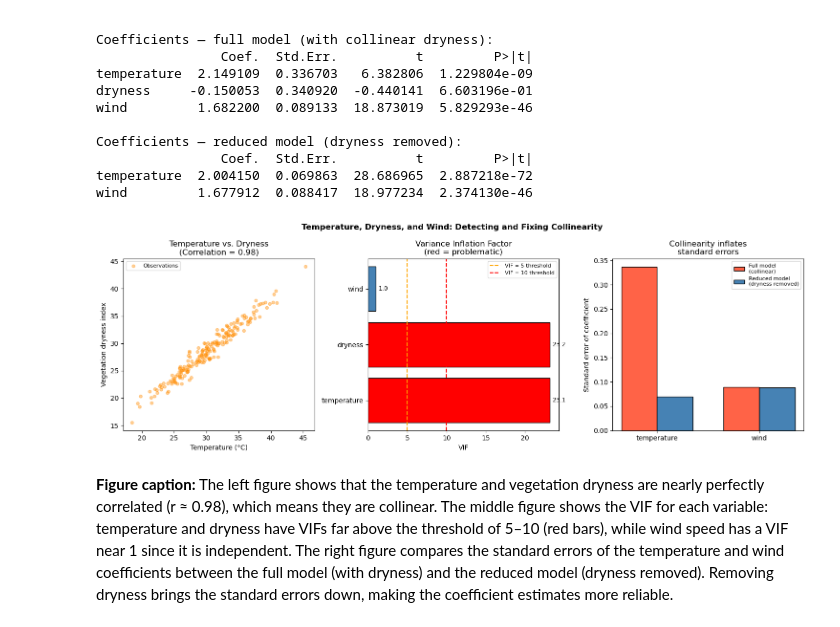
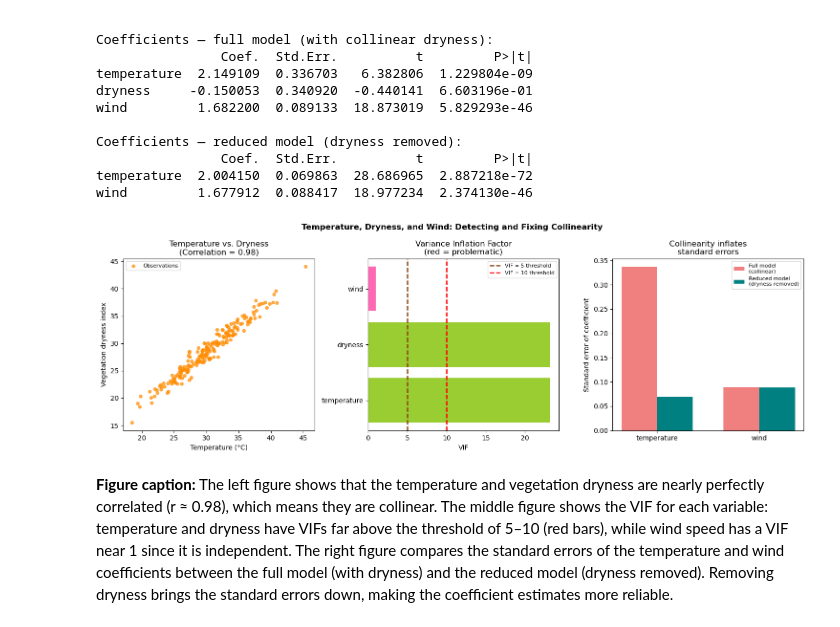
Before and after one commit to aakriti-poudel-chhetri/assignment-2, a Jupyter notebook: task1/hw2-task1.ipynb, the cells around one changed output. Drawn from its saved outputs; the diff is of its cells as text; code cells hidden in the pictures.

```diff
--- a/task1/hw2-task1.ipynb
+++ b/task1/hw2-task1.ipynb
@@ -342,44 +342,41 @@ wind         1.677912  0.088417  18.977234  2.374130e-46
 # --- Plot ---
 fig, axes = plt.subplots(1, 3, figsize=(15, 5))
 fig.suptitle('Temperature, Dryness, and Wind: Detecting and Fixing Collinearity', fontsize=12, fontweight='bold')
 
 # Left: scatter of temperature vs dryness — shows collinearity
-axes[0].scatter(temperature, dryness, alpha=0.4, color='darkorange', s=20, label='Observations')
+axes[0].scatter(temperature, dryness, alpha=0.7, color='darkorange', s=20, label='Observations')
 axes[0].set_xlabel('Temperature (°C)')
 axes[0].set_ylabel('Vegetation dryness index')
 axes[0].set_title(f'Temperature vs. Dryness\n(Correlation = {np.corrcoef(temperature, dryness)[0,1]:.2f})')
 axes[0].legend(fontsize=8)
 
 # Middle: bar chart of VIF values
-colors_vif = ['red' if v > 5 else 'steelblue' for v in vif_data['VIF']]
-bars = axes[1].barh(vif_data['Predictor'], vif_data['VIF'], color=colors_vif, edgecolor='black')
-axes[1].axvline(5, color='orange', linestyle='--', linewidth=1.5, label='VIF = 5 threshold')
-axes[1].axvline(10, color='red', linestyle='--', linewidth=1.5, label='VIF = 10 threshold')
+colors_vif = ['yellowgreen' if v > 5 else 'hotpink' for v in vif_data['VIF']]
+bars = axes[1].barh(vif_data['Predictor'], vif_data['VIF'], color=colors_vif)
+axes[1].axvline(5, color='saddlebrown', linestyle='--', linewidth=1.8, label='VIF = 5 threshold')
+axes[1].axvline(10, color='red', linestyle='--', linewidth=1.8, label='VIF = 10 threshold')
 axes[1].set_xlabel('VIF')
 axes[1].set_title('Variance Inflation Factor\n(red = problematic)')
 axes[1].legend(fontsize=8)
-for bar, val in zip(bars, vif_data['VIF']):
-    axes[1].text(bar.get_width() + 0.3, bar.get_y() + bar.get_height()/2,
-                 f'{val:.1f}', va='center', fontsize=9)
 
 # Right: compare standard errors between full vs reduced model
 se_full = model_full.bse[['temperature', 'wind']]
 se_reduced = model_reduced.bse[['temperature', 'wind']]
 x_pos = np.arange(2)
 width = 0.35
-axes[2].bar(x_pos - width/2, se_full.values, width, label='Full model\n(collinear)', color='tomato', edgecolor='black')
-axes[2].bar(x_pos + width/2, se_reduced.values, width, label='Reduced model\n(dryness removed)', color='steelblue', edgecolor='black')
+axes[2].bar(x_pos - width/2, se_full.values, width, label='Full model\n(collinear)', color='lightcoral')
+axes[2].bar(x_pos + width/2, se_reduced.values, width, label='Reduced model\n(dryness removed)', color='teal')
 axes[2].set_xticks(x_pos)
 axes[2].set_xticklabels(['temperature', 'wind'])
 axes[2].set_ylabel('Standard error of coefficient')
 axes[2].set_title('Collinearity inflates\nstandard errors')
 axes[2].legend(fontsize=8)
 
 plt.tight_layout()
 plt.savefig('figures/issue3_collinearity.png', dpi=150, bbox_inches='tight')
 plt.show()
 # %% [output]
-[figure, old version]
+[figure, new version]
 # %% [markdown]
 **Figure caption:** The left figure shows that the temperature and vegetation dryness are nearly perfectly correlated (r ≈ 0.98), which means they are collinear. The middle figure shows the VIF for each variable: temperature and dryness have VIFs far above the threshold of 5–10 (red bars), while wind speed has a VIF near 1 since it is independent. The right figure compares the standard errors of the temperature and wind coefficients between the full model (with dryness) and the reduced model (dryness removed). Removing dryness brings the standard errors down, making the coefficient estimates more reliable.
 # %% [markdown]
```
Also changed, not shown: 1 other file.
